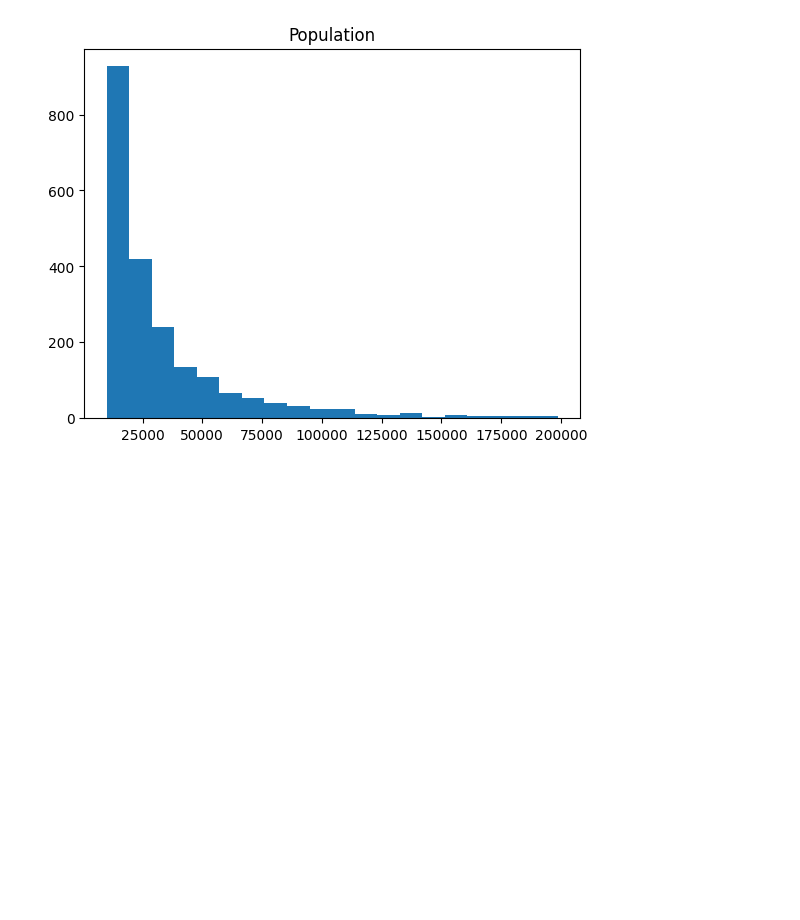
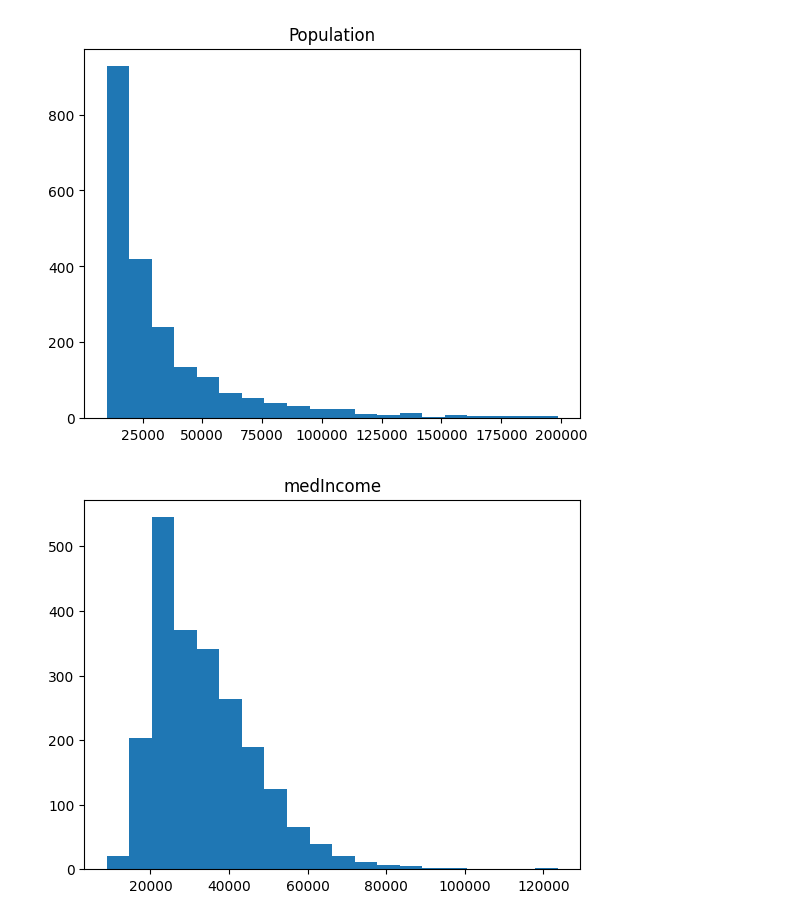
Before and after one commit to FrancoA325/PredictiveG24, a Jupyter notebook: Exploration.ipynb, the cells around one changed output. Cells and saved outputs as stored; diff of their text form; code cells hidden in the pictures; blank space fills up the shorter version.

Commit message:
update with clean dataset

```diff
--- a/Exploration.ipynb
+++ b/Exploration.ipynb
@@ -202,3 +202,12 @@ plt.title('Population')
 plt.show()
 # %% [output]
 [figure]
+# %%
+crime_in_cleaned = crime_in.dropna(subset=['medIncome'])
+crime_in_cleaned['medIncome'] = (crime_in_cleaned['medIncome'].astype(float))
+
+plt.hist(crime_in_cleaned['medIncome'], bins=20)
+plt.title('medIncome')
+plt.show()
+# %% [output]
+[figure, added]
```
Also changed, not shown: parts of 9 cells of this notebook, 1 other file.
